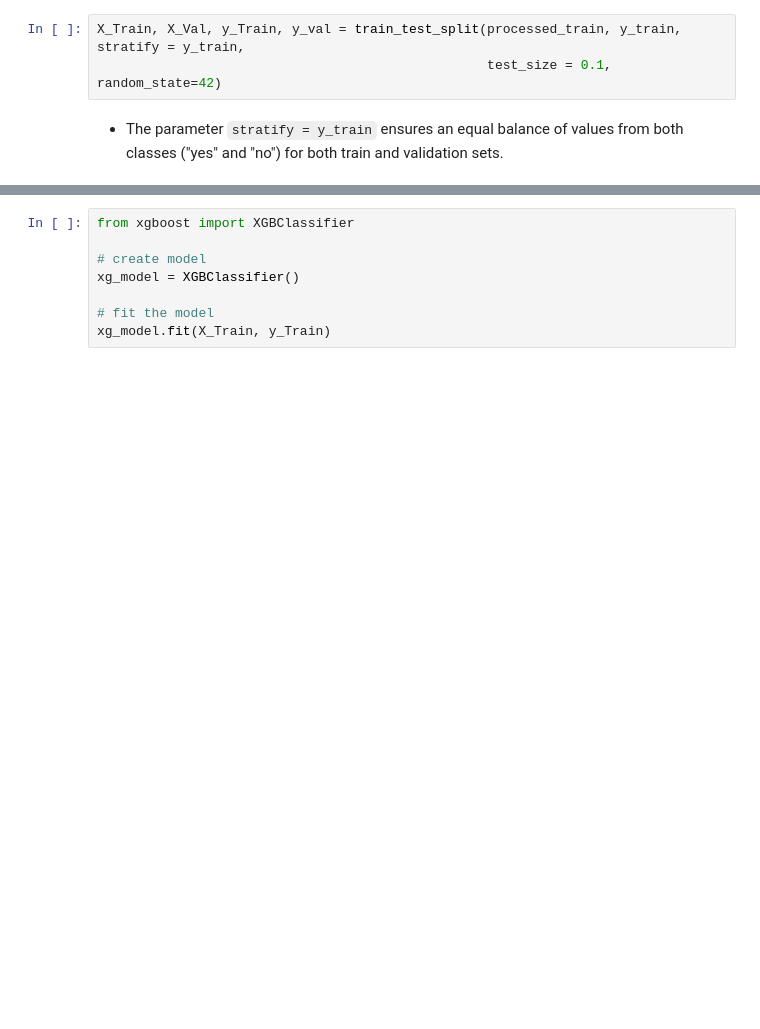
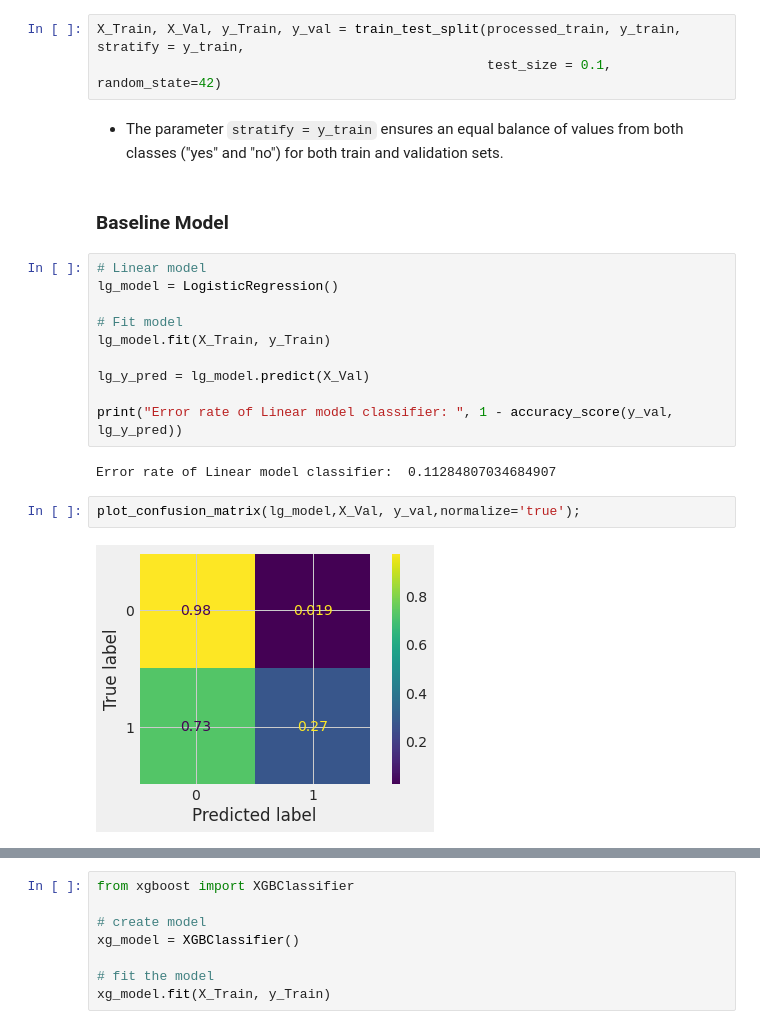
Before and after one commit to ashioyajotham/Zindi-Solutions, a Jupyter notebook: financial-inclusion-in-africa.ipynb, the cells around one changed output, grey strips where cells are left out. Cells and saved outputs as stored; diff of their text form; blank space fills up the shorter version.

```diff
--- a/financial-inclusion-in-africa.ipynb
+++ b/financial-inclusion-in-africa.ipynb
@@ -439,3 +439,21 @@ X_Train, X_Val, y_Train, y_val = train_test_split(processed_train, y_train, stra
                                                   test_size = 0.1, random_state=42)
 # %% [markdown]
 * The parameter `stratify = y_train` ensures an equal balance of values from both classes ("yes" and "no") for both train and validation sets.
+# %% [markdown]
+### Baseline Model
+# %%
+# Linear model
+lg_model = LogisticRegression()
+
+# Fit model
+lg_model.fit(X_Train, y_Train)
+
+lg_y_pred = lg_model.predict(X_Val)
+
+print("Error rate of Linear model classifier: ", 1 - accuracy_score(y_val, lg_y_pred))
+# %% [output]
+Error rate of Linear model classifier:  0.11284807034684907
+# %%
+plot_confusion_matrix(lg_model,X_Val, y_val,normalize='true');
+# %% [output]
+[figure, added]
```
Also changed, not shown: parts of 15 cells of this notebook.
